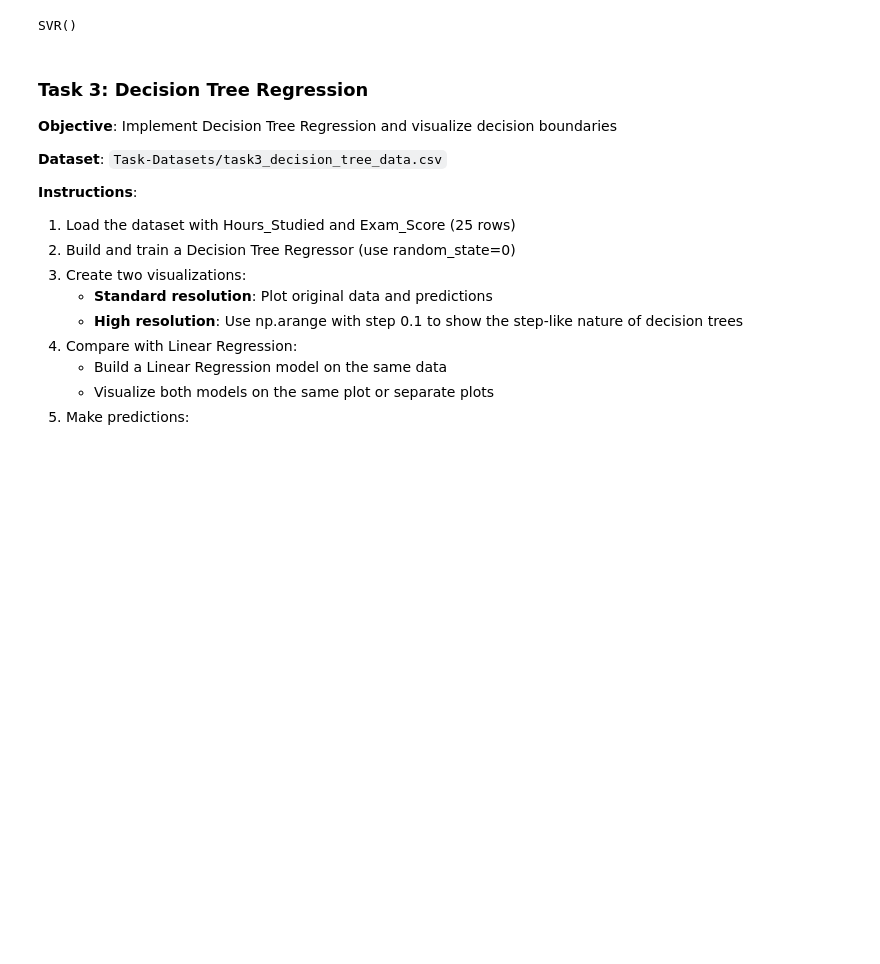
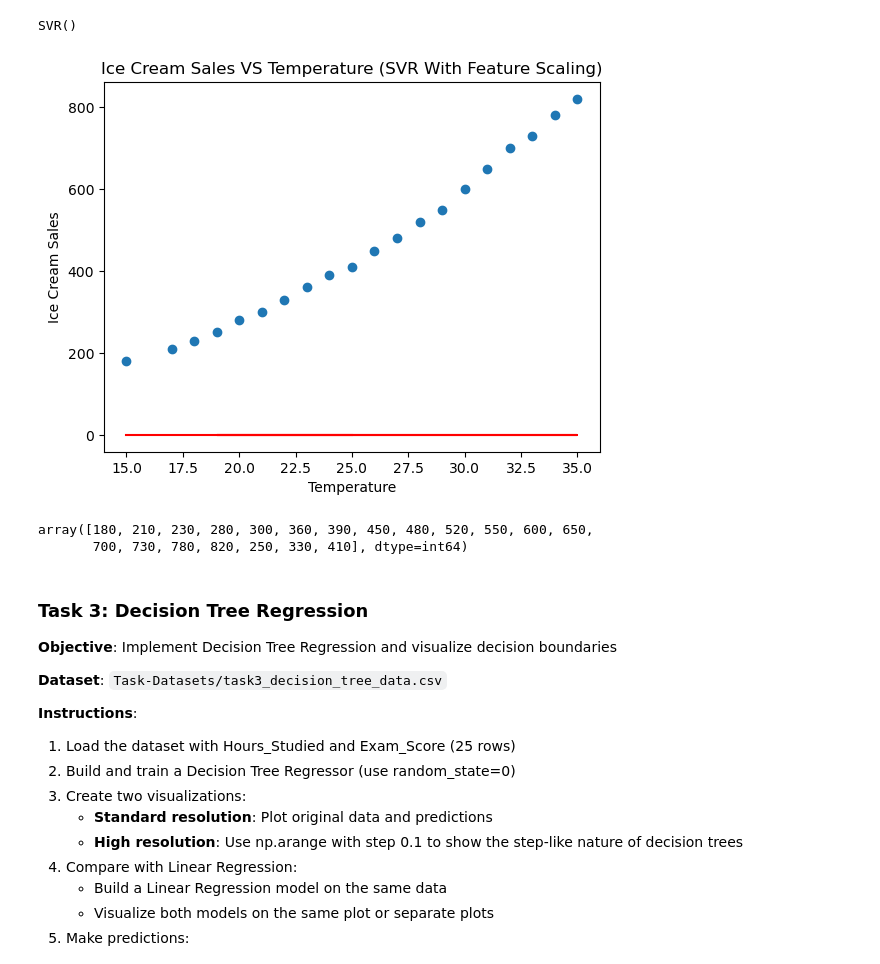
Before and after one commit to Ezerioha-ifeanyi/Week-15-Take-Home, a Jupyter notebook: Take Home.ipynb, the cells around one changed output. Cells and saved outputs as stored; diff of their text form; code cells hidden in the pictures; blank space fills up the shorter version.

```diff
--- a/Take Home.ipynb
+++ b/Take Home.ipynb
@@ -338,6 +338,21 @@ ice_svr = SVR(kernel='rbf')
 ice_svr.fit(ice_X, ice_Y.ravel())
 # %% [output]
 SVR()
+# %%
+# Visualising the SVR results
+plt.scatter(ice_X, ice_Y)
+plt.plot(ice_X, ice_sc_Y.inverse_transform(ice_svr.predict(ice_X).reshape(-1,1)), color='red')
+plt.title("Ice Cream Sales VS Temperature (SVR With Feature Scaling)")
+plt.xlabel("Temperature")
+plt.ylabel("Ice Cream Sales")
+plt.show()
+# %% [output]
+[figure, added]
+# %%
+ice_Y
+# %% [output]
+array([180, 210, 230, 280, 300, 360, 390, 450, 480, 520, 550, 600, 650,
+       700, 730, 780, 820, 250, 330, 410], dtype=int64)
 # %% [markdown]
 ### Task 3: Decision Tree Regression
 **Objective**: Implement Decision Tree Regression and visualize decision boundaries
```
Also changed, not shown: parts of 3 cells of this notebook.
